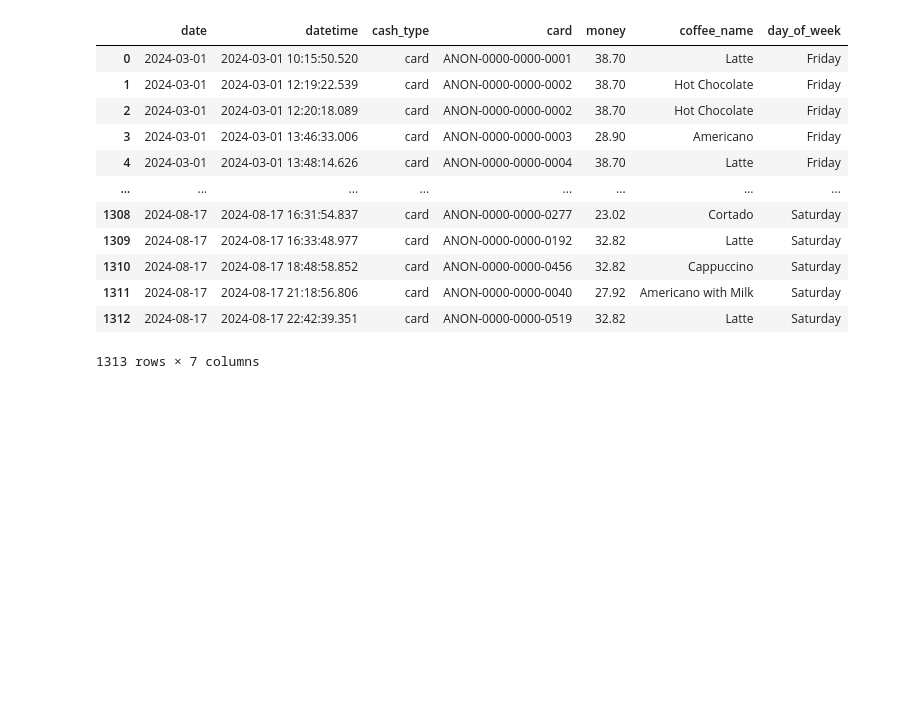
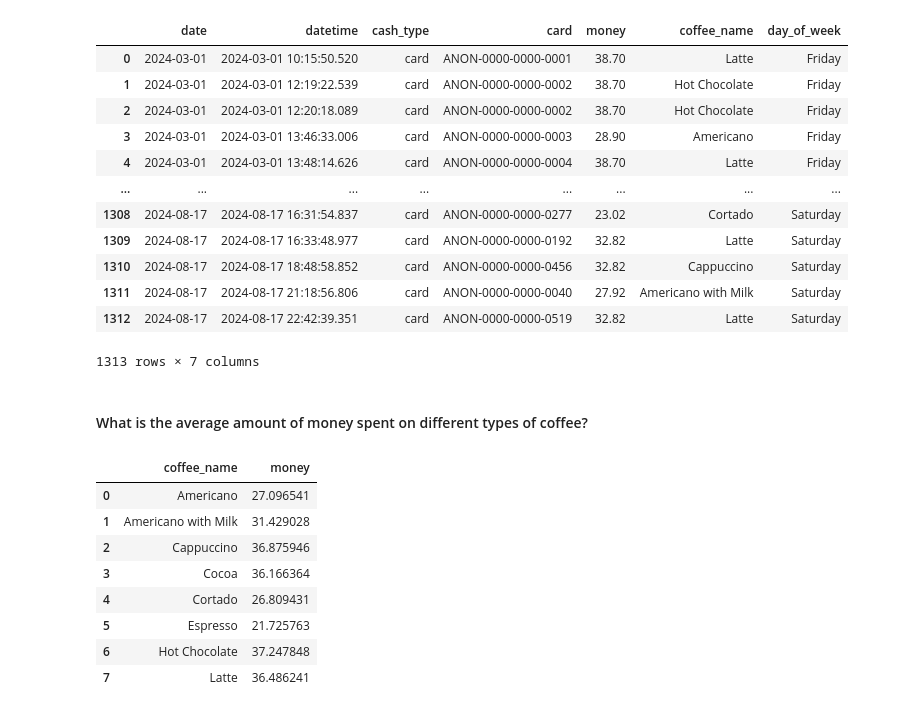
Before and after one commit to soham-bhagwat/Data-Analysis-EDA, a Jupyter notebook: coffee-sales-eda.ipynb, the cells around one changed output. Drawn from its saved outputs; the diff is of its cells as text; code cells hidden in the pictures; blank space fills up the shorter version.

```diff
--- a/coffee-sales-eda.ipynb
+++ b/coffee-sales-eda.ipynb
@@ -77,3 +77,18 @@ df
 | 1311 | 2024-08-17 | 2024-08-17 21:18:56.806 | card | ANON-0000-0000-0040 | 27.92 | Americano with Milk | Saturday |
 | 1312 | 2024-08-17 | 2024-08-17 22:42:39.351 | card | ANON-0000-0000-0519 | 32.82 | Latte | Saturday |
 1313 rows × 7 columns
+# %% [markdown]
+#### What is the average amount of money spent on different types of coffee?
+# %%
+avg_spent_coffee = df.groupby('coffee_name')['money'].mean().reset_index()
+avg_spent_coffee
+# %% [output]
+|  | coffee_name | money |
+| 0 | Americano | 27.096541 |
+| 1 | Americano with Milk | 31.429028 |
+| 2 | Cappuccino | 36.875946 |
+| 3 | Cocoa | 36.166364 |
+| 4 | Cortado | 26.809431 |
+| 5 | Espresso | 21.725763 |
+| 6 | Hot Chocolate | 37.247848 |
+| 7 | Latte | 36.486241 |
```
Also changed, not shown: parts of 5 cells of this notebook.
